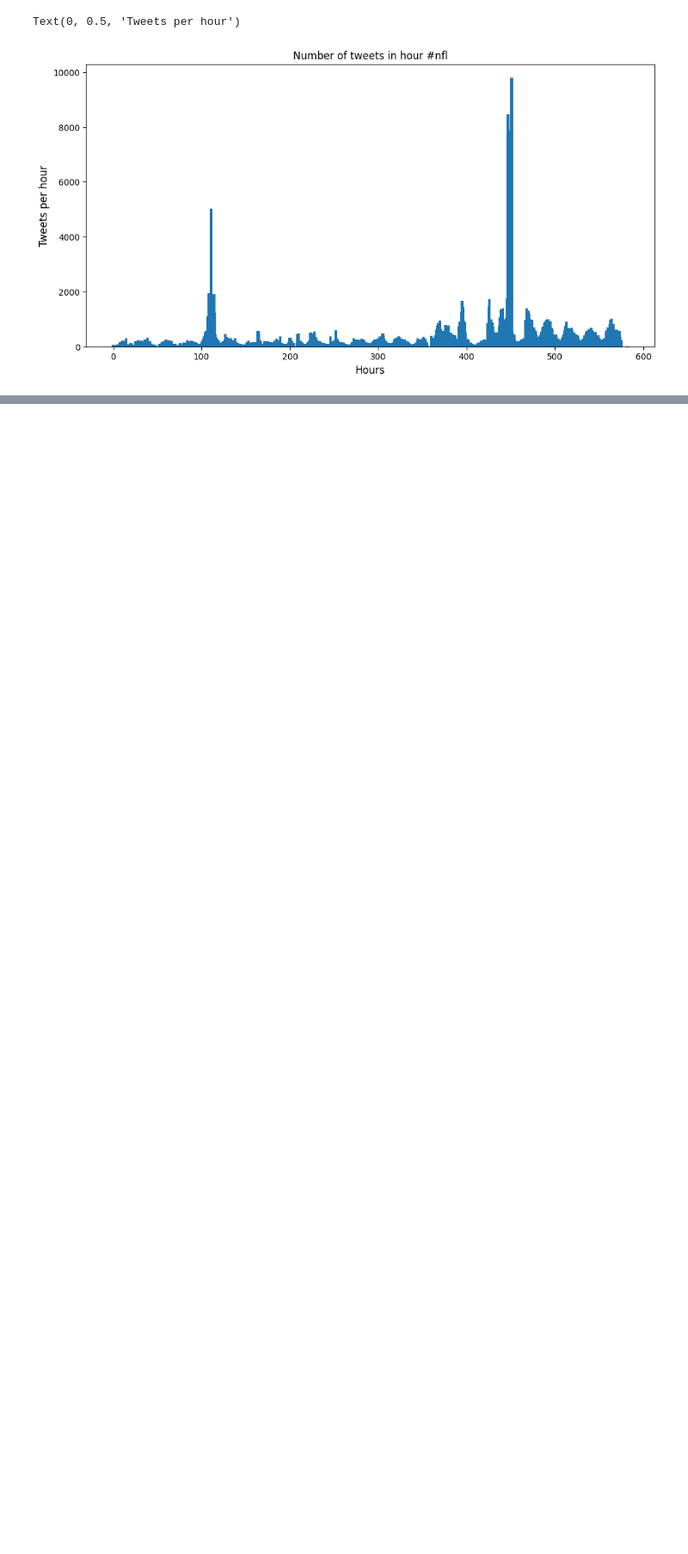
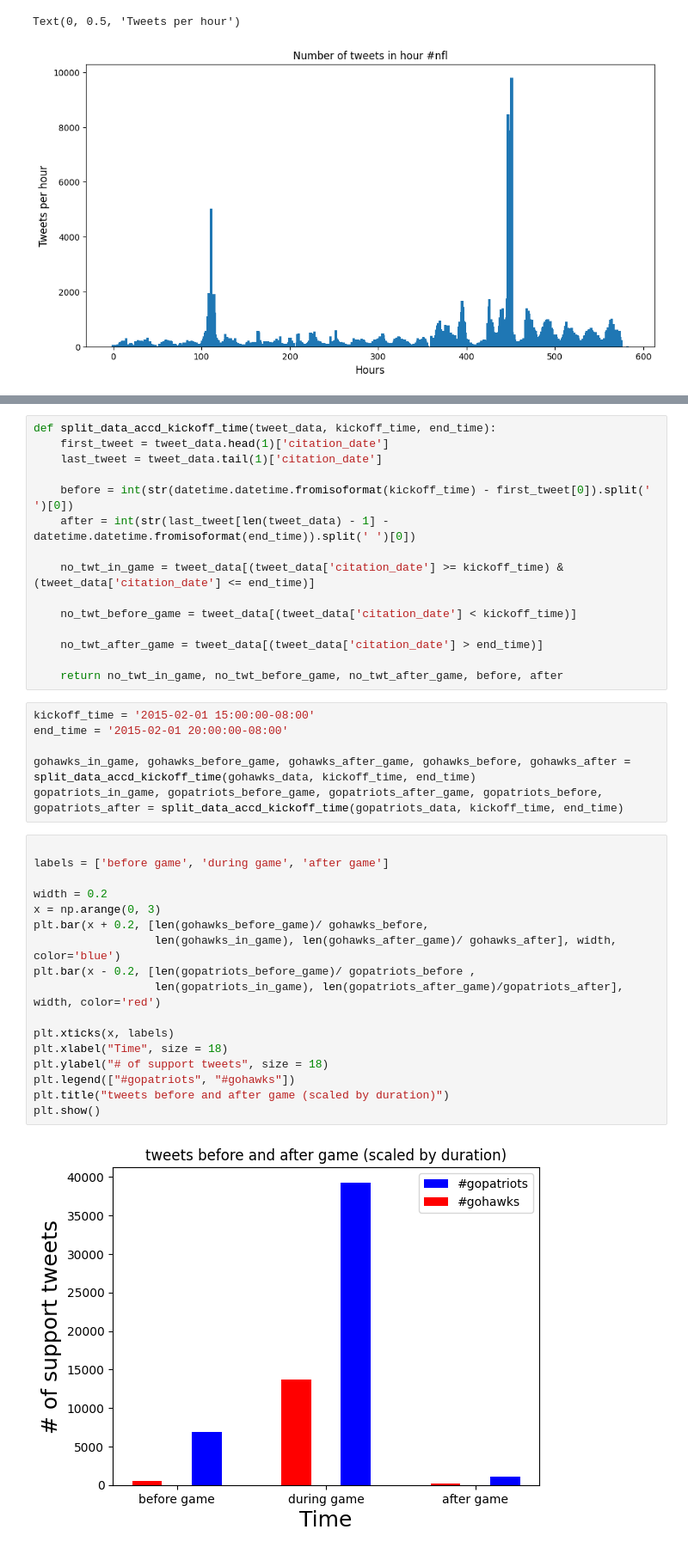
Before and after one commit to diplav09/Regression-Analysis, a Jupyter notebook: Twitter_Data.ipynb, the cells around one changed output, grey strips where cells are left out. Shown: that part at 86% size. Saved outputs shown, nothing was run; the diff lists cells and outputs as text; blank space fills up the shorter version.

Commit message:
added support analysis

```diff
--- a/Twitter_Data.ipynb
+++ b/Twitter_Data.ipynb
@@ -204,0 +390,40 @@ Text(0, 0.5, 'Tweets per hour')
+# %%
+def split_data_accd_kickoff_time(tweet_data, kickoff_time, end_time):
+    first_tweet = tweet_data.head(1)['citation_date']
+    last_tweet = tweet_data.tail(1)['citation_date']
+
+    before = int(str(datetime.datetime.fromisoformat(kickoff_time) - first_tweet[0]).split(' ')[0])
+    after = int(str(last_tweet[len(tweet_data) - 1] - datetime.datetime.fromisoformat(end_time)).split(' ')[0])
+
+    no_twt_in_game = tweet_data[(tweet_data['citation_date'] >= kickoff_time) & (tweet_data['citation_date'] <= end_time)]
+
+    no_twt_before_game = tweet_data[(tweet_data['citation_date'] < kickoff_time)]
+
+    no_twt_after_game = tweet_data[(tweet_data['citation_date'] > end_time)]
+
+    return no_twt_in_game, no_twt_before_game, no_twt_after_game, before, after
+# %%
+kickoff_time = '2015-02-01 15:00:00-08:00'
+end_time = '2015-02-01 20:00:00-08:00'
+
+gohawks_in_game, gohawks_before_game, gohawks_after_game, gohawks_before, gohawks_after = split_data_accd_kickoff_time(gohawks_data, kickoff_time, end_time)
+gopatriots_in_game, gopatriots_before_game, gopatriots_after_game, gopatriots_before, gopatriots_after = split_data_accd_kickoff_time(gopatriots_data, kickoff_time, end_time)
+# %%
+
+labels = ['before game', 'during game', 'after game']
+
+width = 0.2
+x = np.arange(0, 3)
+plt.bar(x + 0.2, [len(gohawks_before_game)/ gohawks_before,
+                  len(gohawks_in_game), len(gohawks_after_game)/ gohawks_after], width, color='blue')
+plt.bar(x - 0.2, [len(gopatriots_before_game)/ gopatriots_before ,
+                  len(gopatriots_in_game), len(gopatriots_after_game)/gopatriots_after], width, color='red')
+
+plt.xticks(x, labels)
+plt.xlabel("Time", size = 18)
+plt.ylabel("# of support tweets", size = 18)
+plt.legend(["#gopatriots", "#gohawks"])
+plt.title("tweets before and after game (scaled by duration)")
+plt.show()
+# %% [output]
+[figure, added]
```
Also changed, not shown: parts of 10 cells of this notebook.
